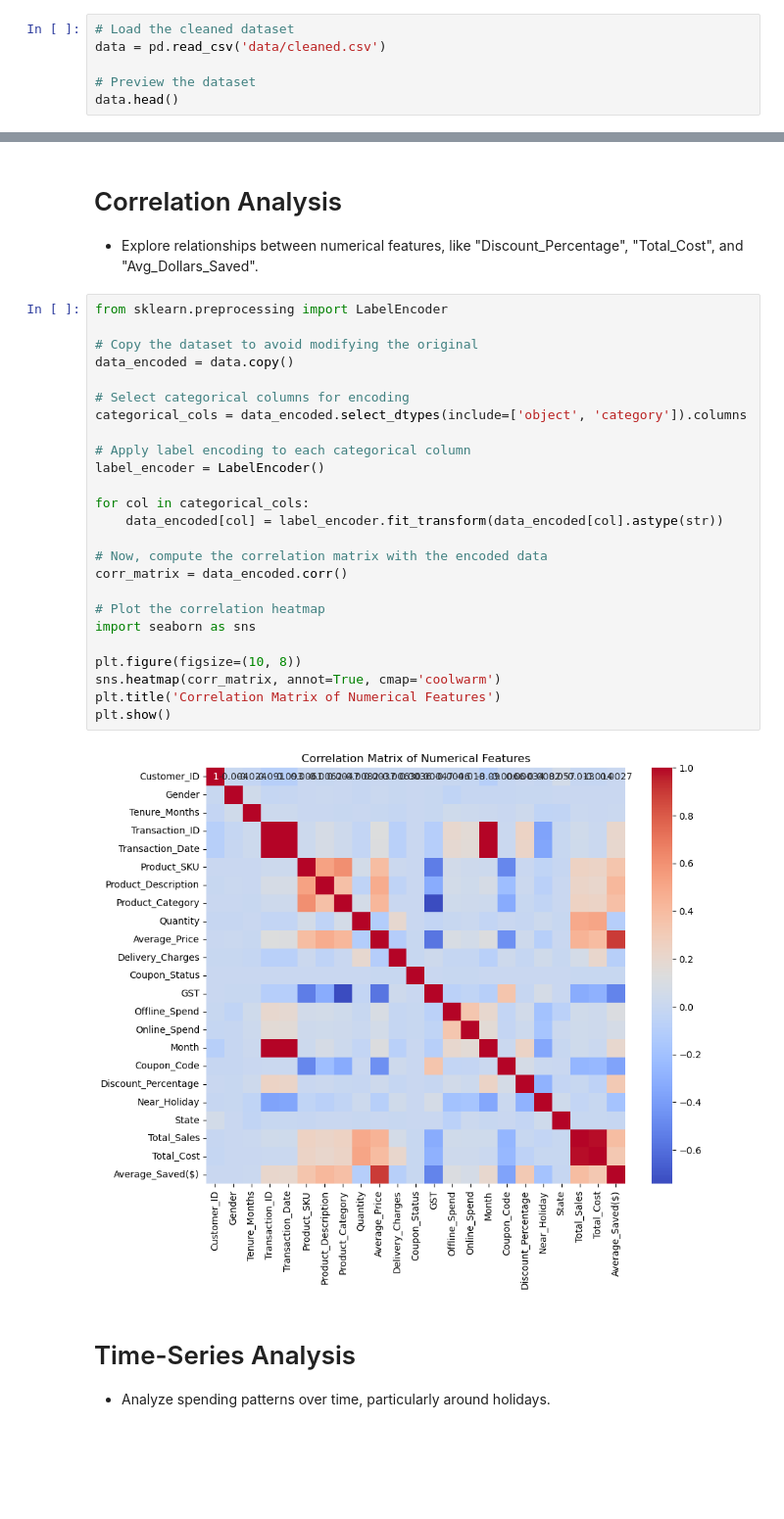
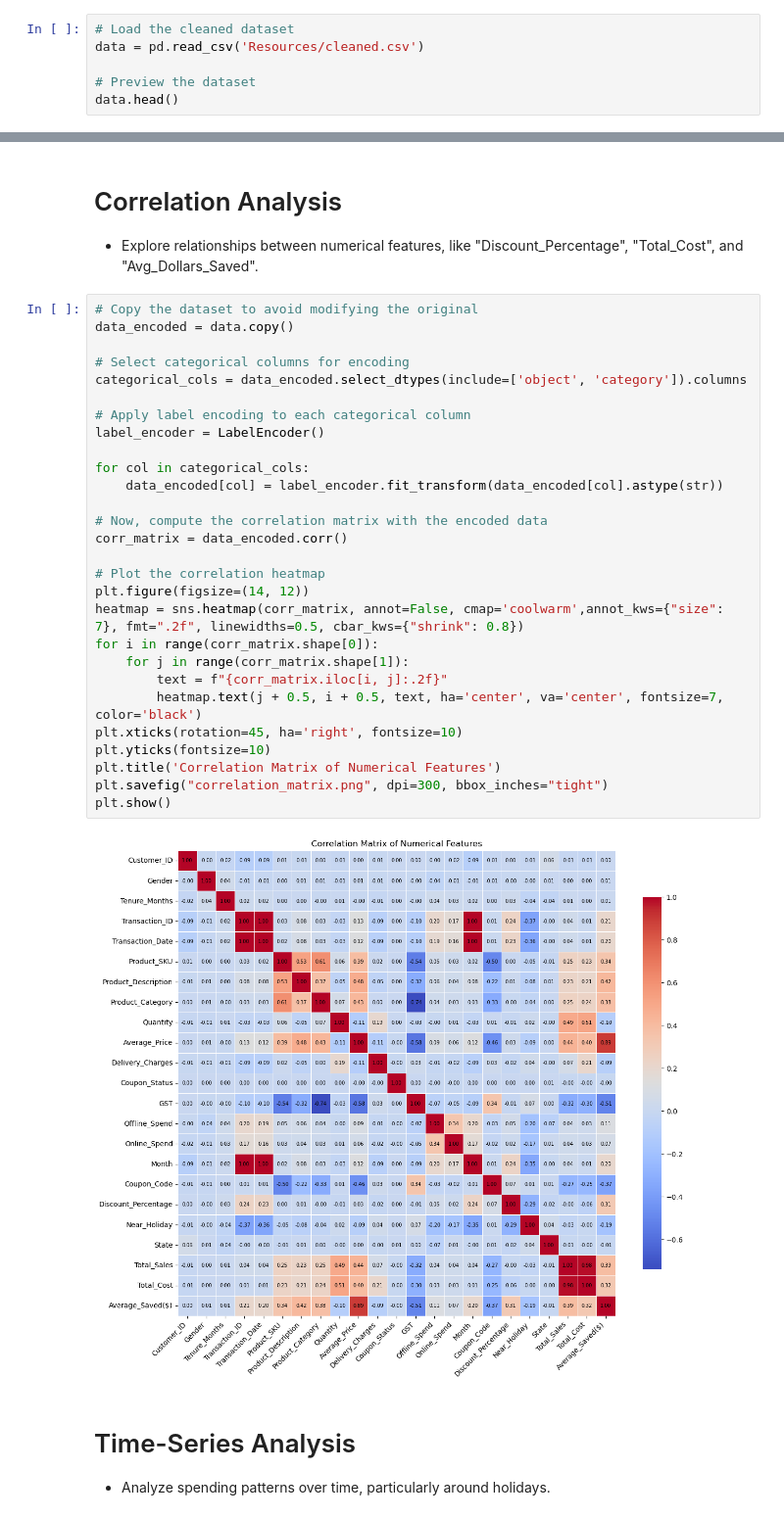
Before and after one commit to natbiorg/project_4, a Jupyter notebook: Starter_Code/analysis.ipynb, the cells around one changed output, grey strips where cells are left out. Shown at 98% size. Cells and saved outputs as stored; diff of their text form; blank space fills up the shorter version.

```diff
--- a/Starter_Code/analysis.ipynb
+++ b/Starter_Code/analysis.ipynb
@@ -4,6 +12,6 @@ import matplotlib.pyplot as plt
 # %%
 # Load the cleaned dataset
-data = pd.read_csv('data/cleaned.csv')
+data = pd.read_csv('Resources/cleaned.csv')
 
 # Preview the dataset
 data.head()
@@ -47,32 +55,35 @@ count   52955.000000      52955.000000  52955.000000   52955.000000
 # Correlation Analysis
 - Explore relationships between numerical features, like "Discount_Percentage", "Total_Cost", and "Avg_Dollars_Saved".
 # %%
-from sklearn.preprocessing import LabelEncoder
-
 # Copy the dataset to avoid modifying the original
 data_encoded = data.copy()
 
 # Select categorical columns for encoding
 categorical_cols = data_encoded.select_dtypes(include=['object', 'category']).columns
 
 # Apply label encoding to each categorical column
 label_encoder = LabelEncoder()
 
 for col in categorical_cols:
     data_encoded[col] = label_encoder.fit_transform(data_encoded[col].astype(str))
 
 # Now, compute the correlation matrix with the encoded data
 corr_matrix = data_encoded.corr()
 
 # Plot the correlation heatmap
-import seaborn as sns
-
-plt.figure(figsize=(10, 8))
-sns.heatmap(corr_matrix, annot=True, cmap='coolwarm')
+plt.figure(figsize=(14, 12))
+heatmap = sns.heatmap(corr_matrix, annot=False, cmap='coolwarm',annot_kws={"size": 7}, fmt=".2f", linewidths=0.5, cbar_kws={"shrink": 0.8})
+for i in range(corr_matrix.shape[0]):
+    for j in range(corr_matrix.shape[1]):
+        text = f"{corr_matrix.iloc[i, j]:.2f}"
+        heatmap.text(j + 0.5, i + 0.5, text, ha='center', va='center', fontsize=7, color='black')
+plt.xticks(rotation=45, ha='right', fontsize=10)
+plt.yticks(fontsize=10)
 plt.title('Correlation Matrix of Numerical Features')
+plt.savefig("correlation_matrix.png", dpi=300, bbox_inches="tight")
 plt.show()
 # %% [output]
-[figure, old version]
+[figure, new version]
 # %% [markdown]
 # Time-Series Analysis
 - Analyze spending patterns over time, particularly around holidays.
```
Also changed, not shown: parts of 13 cells of this notebook.
